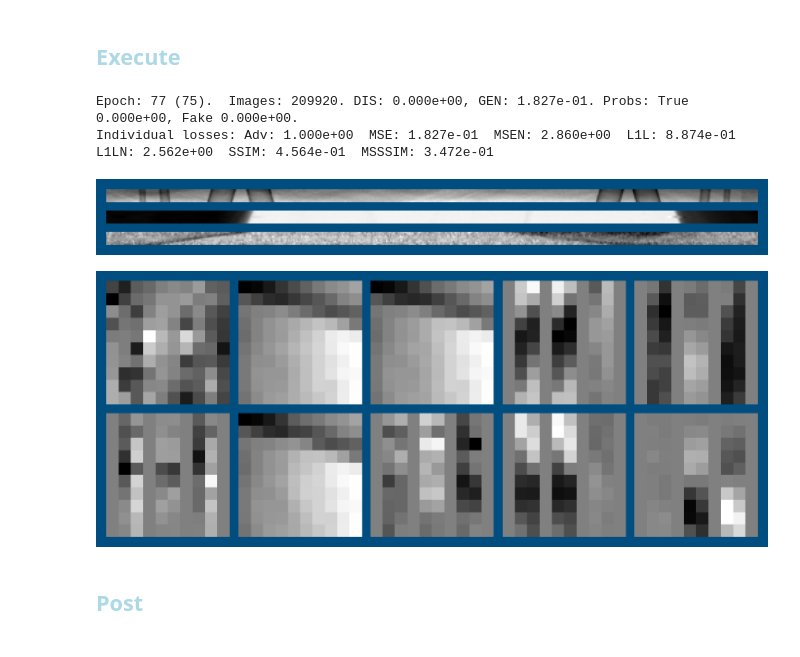
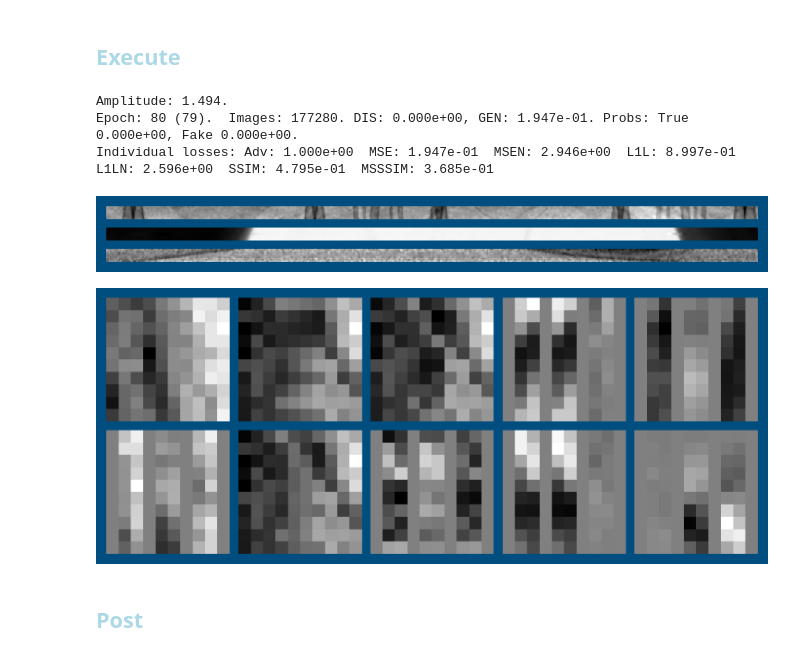
Before and after one commit to AustralianSynchrotron/sinogap, a Jupyter notebook: sinogap_bp1.ipynb, the cells around one changed output. Saved outputs shown, nothing was run; the diff lists cells and outputs as text; code cells hidden in the pictures.

```diff
--- a/sinogap_bp1.ipynb
+++ b/sinogap_bp1.ipynb
@@ -33,7 +33,7 @@ sg.TCfg = sg.TCfgClass(
      exec = 1
     ,nofEpochs = None
     ,latentDim = 64
-    ,batchSize = 2**6
+    ,batchSize = 2**8
     ,batchSplit = 2**0
     ,labelSmoothFac = 0.1 # For Fake labels (or set to 0.0 for no smoothing).
     ,learningRateD = 1e-3
@@ -87,7 +65,7 @@ class Generator2(sg.GeneratorTemplate):
 
     def __init__(self):
         super(Generator2, self).__init__(2, batchNorm=True)
-        self.amplitude = 4 # found by training to optimize it (3.3)
+        self.amplitude = 1.5 # found by training to optimize it (3.3)
         self.encoders =  nn.ModuleList([
             self.encblock(  1/self.baseChannels,
                                1, 3, padding=1, norm=False),
@@ -266,6 +197,9 @@ def my_beforeReport(sglocals) :
 
     #message += "G" + sg.adjustScheduler(sg.scheduler_G, sg.TCfg.learningRateG, 0.0001)
     #sg.writer.add_scalars("Aux", {'LrnRate': sg.scheduler_G.get_last_lr()[0]/sg.TCfg.learningRateG}, sg.imer)
+
+    sg.generator.amplitude = max(1, sg.generator.amplitude * 0.99)
+    message += f"Amplitude: {sg.generator.amplitude:.3f}. "
 
     #for metrics in ('L1L','SSIM','MSSSIM') :
     #    sg.metrices[metrics].weight = max(0, sg.metrices[metrics].weight - 0.005)
@@ -275,37 +209,39 @@ def my_beforeReport(sglocals) :
     print(message)
     return
 sg.beforeReport = my_beforeReport
 
 def my_beforeEachEpoch(sglocals) :
     sg.TCfg.batchSize = min(2**12, sg.TCfg.batchSize * 2)
     sg.TCfg.batchSplit = max(2**0, int(sg.TCfg.batchSize / 2**9))
     sg.writer.add_scalars("Aux", {'Batch size': math.log(2**12,2)}, sg.imer)
     print(f"Batch size: {sg.TCfg.batchSize}, split: {sg.TCfg.batchSplit}", )
     return
 #sg.beforeEachEpoch = my_beforeEachEpoch
 
 try :
     sg.train(savedCheckPoint)
 except :
     #del sg.dataLoader
     #del sg.testLoader
     sg.freeGPUmem()
     1/10 # to release Jupyuter memory in the next step
     sg.epoch -= 1
     raise
 
 
 
 # loss MSE raw, BS=2**8, LR=1e-3
 #27 LR -> 1e-4
 #44 LR -> 1e-5
 #47 BS -> 2**12
 #77 BS => 2**6
+#80 BS => 2**4
 # %% [output]
-Epoch: 77 (75).  Images: 209920. DIS: 0.000e+00, GEN: 1.827e-01. Probs: True 0.000e+00, Fake 0.000e+00.
-Individual losses: Adv: 1.000e+00  MSE: 1.827e-01  MSEN: 2.860e+00  L1L: 8.874e-01  L1LN: 2.562e+00  SSIM: 4.564e-01  MSSSIM: 3.472e-01
+Amplitude: 1.494.
+Epoch: 80 (79).  Images: 177280. DIS: 0.000e+00, GEN: 1.947e-01. Probs: True 0.000e+00, Fake 0.000e+00.
+Individual losses: Adv: 1.000e+00  MSE: 1.947e-01  MSEN: 2.946e+00  L1L: 8.997e-01  L1LN: 2.596e+00  SSIM: 4.795e-01  MSSSIM: 3.685e-01
-[figure, old version]
+[figure, new version]
-[figure, old version]
+[figure, new version]
 # %% [markdown]
 ## <font style="color:lightblue">Post</font>
 # %%
```
Also changed, not shown: parts of 6 cells of this notebook, 4 other files.
